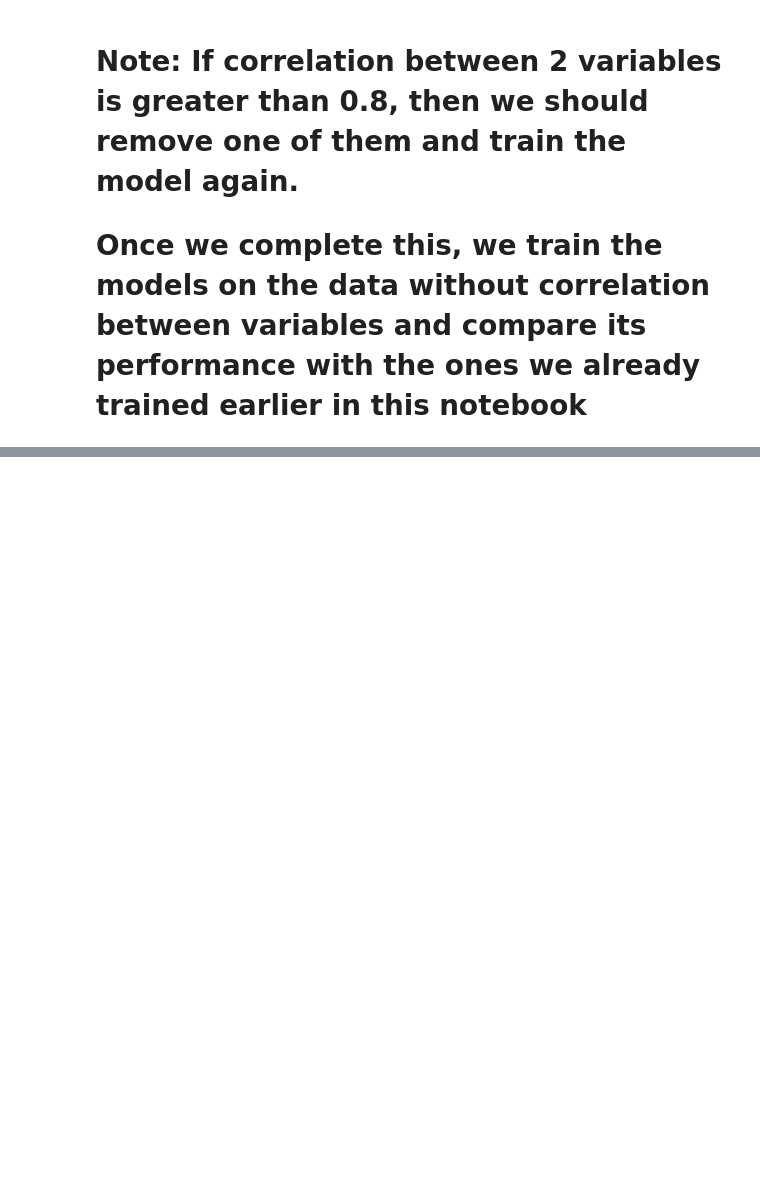
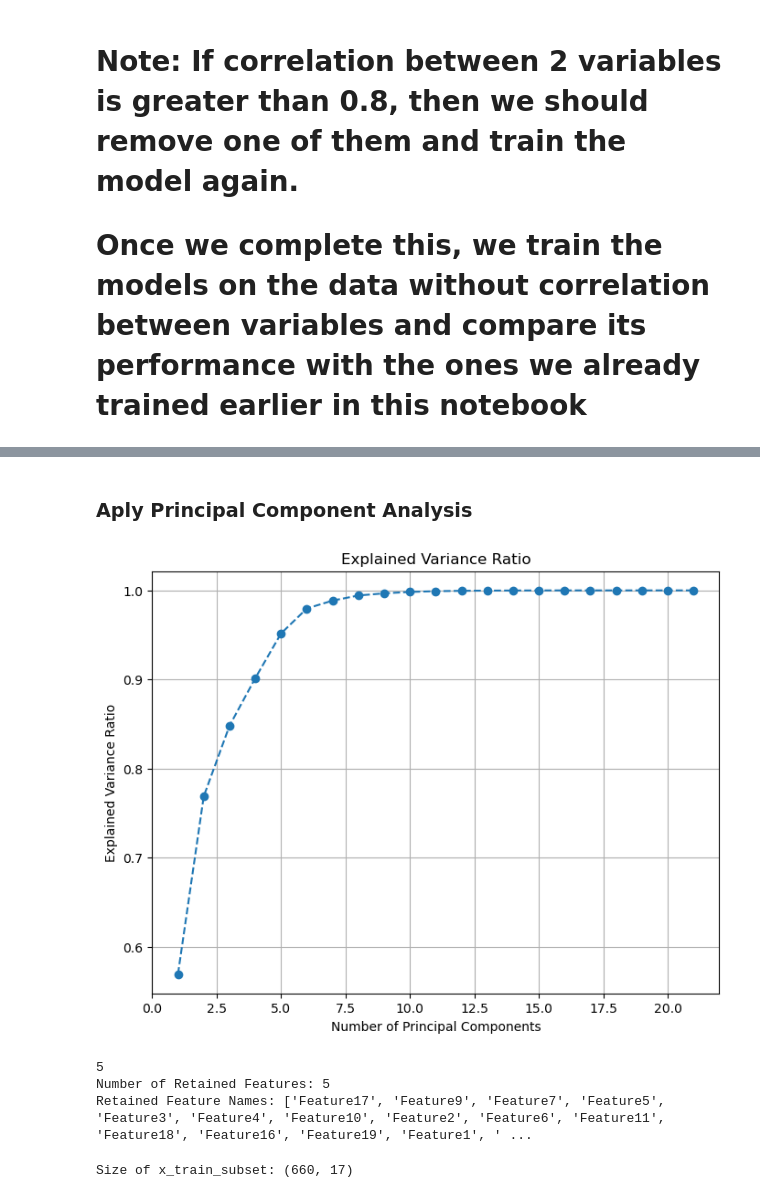
Before and after one commit to SophieCurinier/LOG6309E_group_assign, a Jupyter notebook: machine_learning_BGL.ipynb, the cells around one changed output, grey strips where cells are left out. Cells and saved outputs as stored; diff of their text form; code cells hidden in the pictures; blank space fills up the shorter version.

```diff
--- a/machine_learning_BGL.ipynb
+++ b/machine_learning_BGL.ipynb
@@ -648,0 +582,5 @@ df_encoded['Cluster'] = cluster_labels
+# %%
+# Split train and test data
+train_ratio = 0.8
+(x_train, y_train), (x_test, y_test) = _split_data(data_df['EventSequence'].values,
+    data_df['Label'].values, train_ratio)
@@ -648,0 +646,22 @@ df_encoded['Cluster'] = cluster_labels
+# %%
+feature_names = count_vectorizer.get_feature_names_out()
+print("Feature Names:", feature_names)
+
+# Assuming you have a list of feature names in feature_names
+# Create a mapping from the old feature names to new names
+new_feature_names = {feature: f'Feature{i}' for i, feature in enumerate(feature_names)}
+
+# Convert x_train_mcv to a dense DataFrame
+x_train_mcv_df = pd.DataFrame(data=x_train_mcv.toarray(), columns=feature_names)
+x_test_mcv_df = pd.DataFrame(data=x_test_mcv.toarray(), columns=feature_names)
+
+# Rename the features
+x_train_mcv_df.rename(columns=new_feature_names, inplace=True)
+x_test_mcv_df.rename(columns=new_feature_names, inplace=True)
+
+# Convert it back to a sparse matrix if needed
+x_train_mcv = x_train_mcv_df.values
+x_test_mcv = x_test_mcv_df.values
+
+new_feature_names = x_train_mcv_df.columns
+print(new_feature_names)
@@ -648,0 +676,22 @@ df_encoded['Cluster'] = cluster_labels
+# %% [markdown]
+### Aply Principal Component Analysis
+# %%
+from sklearn.decomposition import PCA
+from sklearn.preprocessing import StandardScaler
+
+scaler = StandardScaler()
+df_standardized = scaler.fit_transform(x_train_mcv_df)
+
+pca = PCA()
+pca.fit(df_standardized)
+
+# Visualize the explained variance ratio
+plt.figure(figsize=(8, 6))
+plt.plot(range(1, len(pca.explained_variance_ratio_) + 1), pca.explained_variance_ratio_.cumsum(), marker='o', linestyle='--')
+plt.title('Explained Variance Ratio')
+plt.xlabel('Number of Principal Components')
+plt.ylabel('Explained Variance Ratio')
+plt.grid()
+plt.show()
+# %% [output]
+[figure, added]
@@ -648,0 +706,23 @@ df_encoded['Cluster'] = cluster_labels
+# %%
+# Determine the number of retained features
+num_retained_features = n_components
+print(n_components)
+# Create a list to store retained feature names
+retained_feature_names = []
+
+# Get the indices of the top features for each component
+for component in range(n_components):
+    component_weights = pca.components_[component]
+    top_feature_idx = component_weights.argsort()[::-1][:num_retained_features]
+    retained_feature_names.extend(x_train_mcv_df.columns[top_feature_idx])
+
+# Remove duplicates (in case a feature is selected by multiple components)
+retained_feature_names = list(set(retained_feature_names))
+
+# Print the results
+print("Number of Retained Features:", num_retained_features)
+print("Retained Feature Names:", retained_feature_names)
+# %% [output]
+5
+Number of Retained Features: 5
+Retained Feature Names: ['Feature17', 'Feature9', 'Feature7', 'Feature5', 'Feature3', 'Feature4', 'Feature10', 'Feature2', 'Feature6', 'Feature11', 'Feature18', 'Feature16', 'Feature19', 'Feature1', ' ...
@@ -648,0 +735,4 @@ df_encoded['Cluster'] = cluster_labels
+# %%
+print("Size of x_train_subset:", x_train_subset.shape)
+# %% [output]
+Size of x_train_subset: (660, 17)
```
Also changed, not shown: parts of 33 cells of this notebook, 1 other file.
